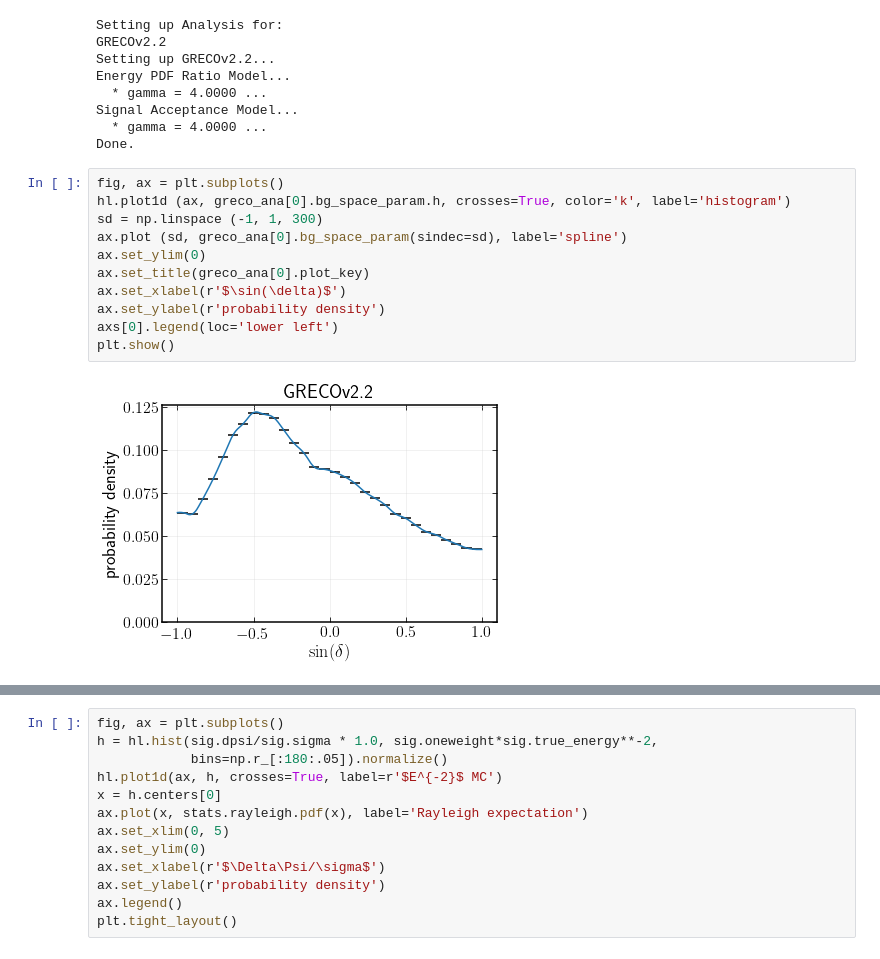
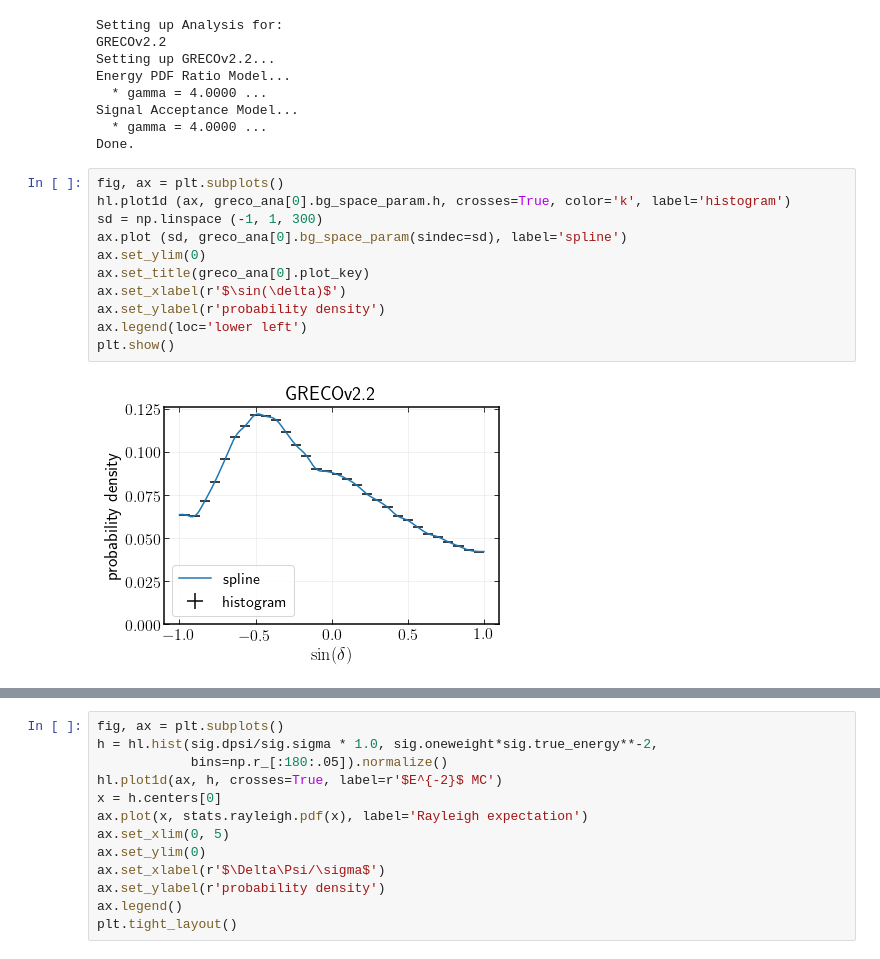
Before and after one commit to apizzuto/Novae, a Jupyter notebook: python3/notebooks/GRECO_analysis_plots.ipynb, the cells around one changed output, grey strips where cells are left out. Drawn from its saved outputs; the diff is of its cells as text.

```diff
--- a/python3/notebooks/GRECO_analysis_plots.ipynb
+++ b/python3/notebooks/GRECO_analysis_plots.ipynb
@@ -63,16 +64,16 @@ Done.
 # %%
 fig, ax = plt.subplots()
 hl.plot1d (ax, greco_ana[0].bg_space_param.h, crosses=True, color='k', label='histogram')
 sd = np.linspace (-1, 1, 300)
 ax.plot (sd, greco_ana[0].bg_space_param(sindec=sd), label='spline')
 ax.set_ylim(0)
 ax.set_title(greco_ana[0].plot_key)
 ax.set_xlabel(r'$\sin(\delta)$')
 ax.set_ylabel(r'probability density')
-axs[0].legend(loc='lower left')
+ax.legend(loc='lower left')
 plt.show()
 # %% [output]
-[figure, old version]
+[figure, new version]
 # %%
 for gamma in [2.0, 2.5, 3.0]:
     fig, ax = plt.subplots()
```
Also changed, not shown: parts of 11 cells of this notebook, 1 other file.
